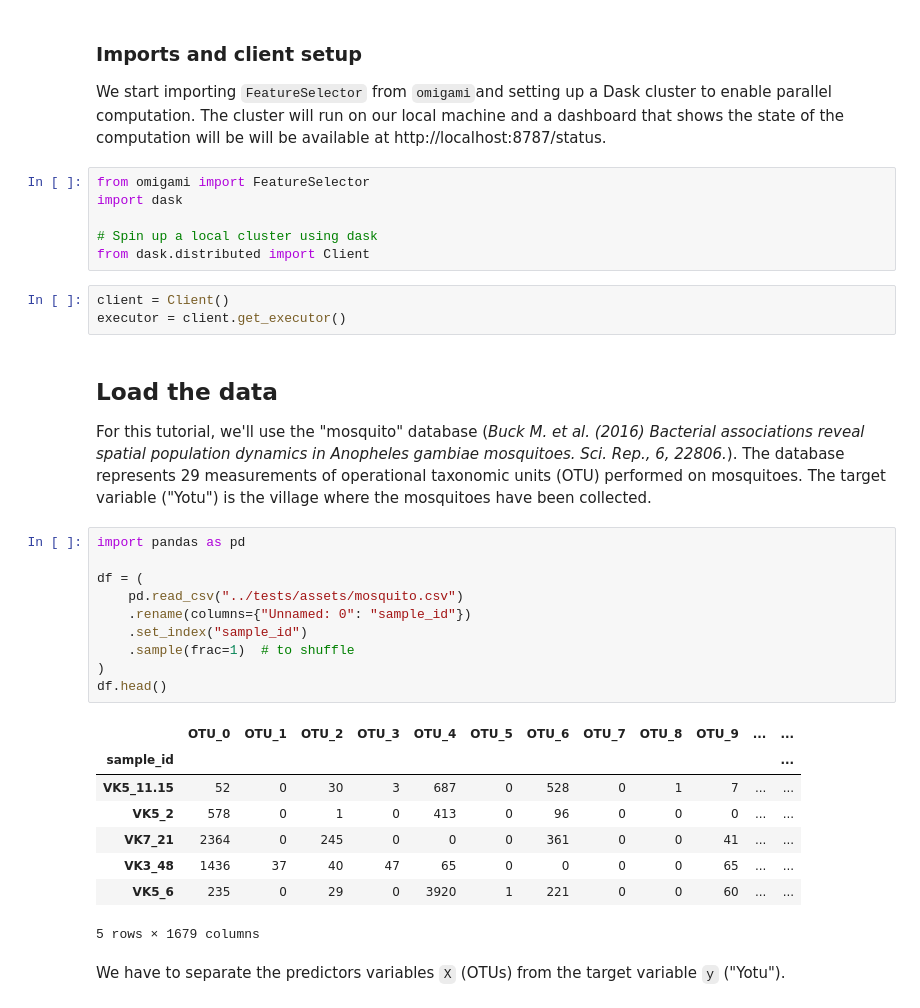
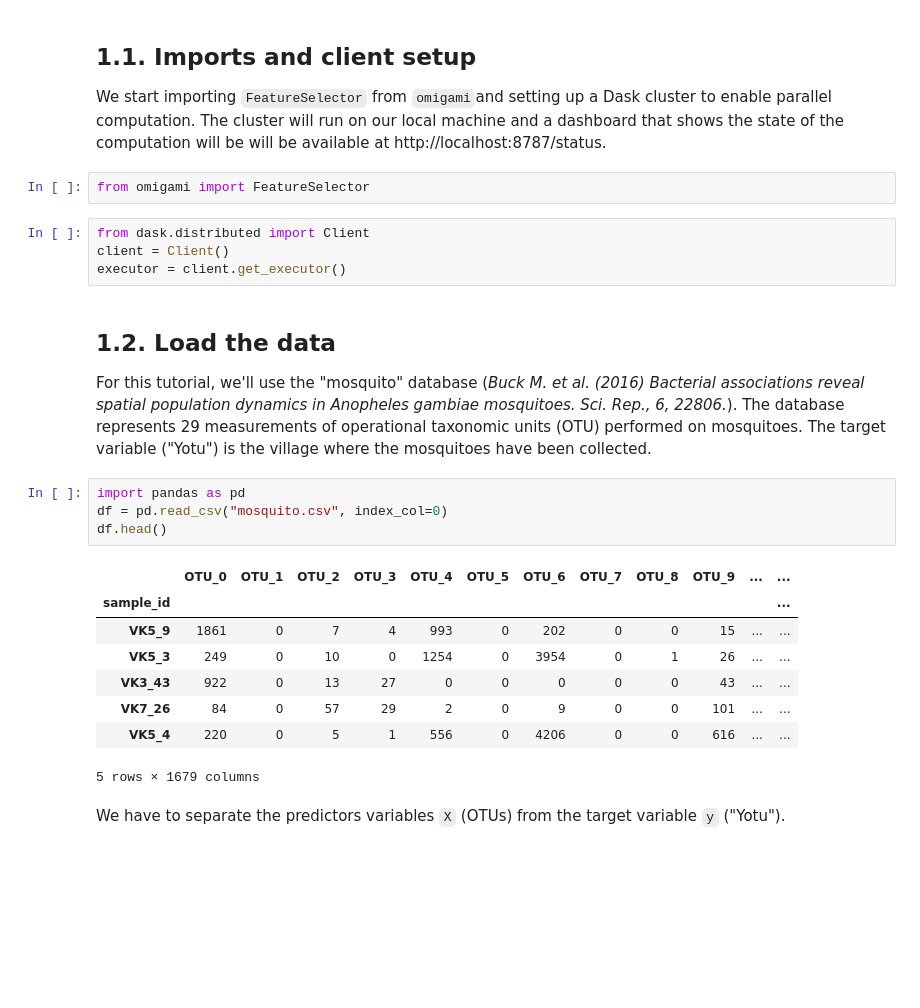
Before and after one commit to datarevenue-berlin/py-MUVR, a Jupyter notebook: notebooks/MinimalExample.ipynb, the cells around one changed output. Saved outputs shown, nothing was run; the diff lists cells and outputs as text; blank space fills up the shorter version.

```diff
--- a/notebooks/MinimalExample.ipynb
+++ b/notebooks/MinimalExample.ipynb
@@ -6,37 +6,28 @@ In this notebook, a simple application of this tool will be showcased.
 # %% [markdown]
-### Imports and client setup
+## 1.1. Imports and client setup
 We start importing `FeatureSelector` from `omigami`and setting up a Dask cluster to enable parallel computation.
 The cluster will run on our local machine and a dashboard that shows the state of the computation will be will be available at http://localhost:8787/status.
-# %%
-from omigami import FeatureSelector
-import dask
-
-# Spin up a local cluster using dask
-from dask.distributed import Client
+# %%
+from omigami import FeatureSelector
 # %%
+from dask.distributed import Client
 client = Client()
 executor = client.get_executor()
 # %% [markdown]
-## Load the data
+## 1.2. Load the data
 For this tutorial, we'll use the "mosquito" database (_Buck M. et al. (2016) Bacterial associations reveal spatial population dynamics in Anopheles gambiae mosquitoes. Sci. Rep., 6, 22806._). The database represents 29 measurements of operational taxonomic units (OTU) performed on mosquitoes. The target variable ("Yotu") is the village where the mosquitoes have been collected.
 # %%
 import pandas as pd
-
-df = (
-    pd.read_csv("../tests/assets/mosquito.csv")
-    .rename(columns={"Unnamed: 0": "sample_id"})
-    .set_index("sample_id")
-    .sample(frac=1)  # to shuffle
-)
+df = pd.read_csv("mosquito.csv", index_col=0)
 df.head()
 # %% [output]
 |  | OTU_0 | OTU_1 | OTU_2 | OTU_3 | OTU_4 | OTU_5 | OTU_6 | OTU_7 | OTU_8 | OTU_9 | ... | ... |
 | sample_id |  |  |  |  |  |  |  |  |  |  |  | ... |
-| VK5_11.15 | 52 | 0 | 30 | 3 | 687 | 0 | 528 | 0 | 1 | 7 | ... | ... |
-| VK5_2 | 578 | 0 | 1 | 0 | 413 | 0 | 96 | 0 | 0 | 0 | ... | ... |
-| VK7_21 | 2364 | 0 | 245 | 0 | 0 | 0 | 361 | 0 | 0 | 41 | ... | ... |
-| VK3_48 | 1436 | 37 | 40 | 47 | 65 | 0 | 0 | 0 | 0 | 65 | ... | ... |
-| VK5_6 | 235 | 0 | 29 | 0 | 3920 | 1 | 221 | 0 | 0 | 60 | ... | ... |
+| VK5_9 | 1861 | 0 | 7 | 4 | 993 | 0 | 202 | 0 | 0 | 15 | ... | ... |
+| VK5_3 | 249 | 0 | 10 | 0 | 1254 | 0 | 3954 | 0 | 1 | 26 | ... | ... |
+| VK3_43 | 922 | 0 | 13 | 27 | 0 | 0 | 0 | 0 | 0 | 43 | ... | ... |
+| VK7_26 | 84 | 0 | 57 | 29 | 2 | 0 | 9 | 0 | 0 | 101 | ... | ... |
+| VK5_4 | 220 | 0 | 5 | 1 | 556 | 0 | 4206 | 0 | 0 | 616 | ... | ... |
 5 rows × 1679 columns
 # %% [markdown]
 We have to separate the predictors variables `X` (OTUs) from the target variable `y` ("Yotu").
```
Also changed, not shown: parts of 22 cells of this notebook, 2 other files.
